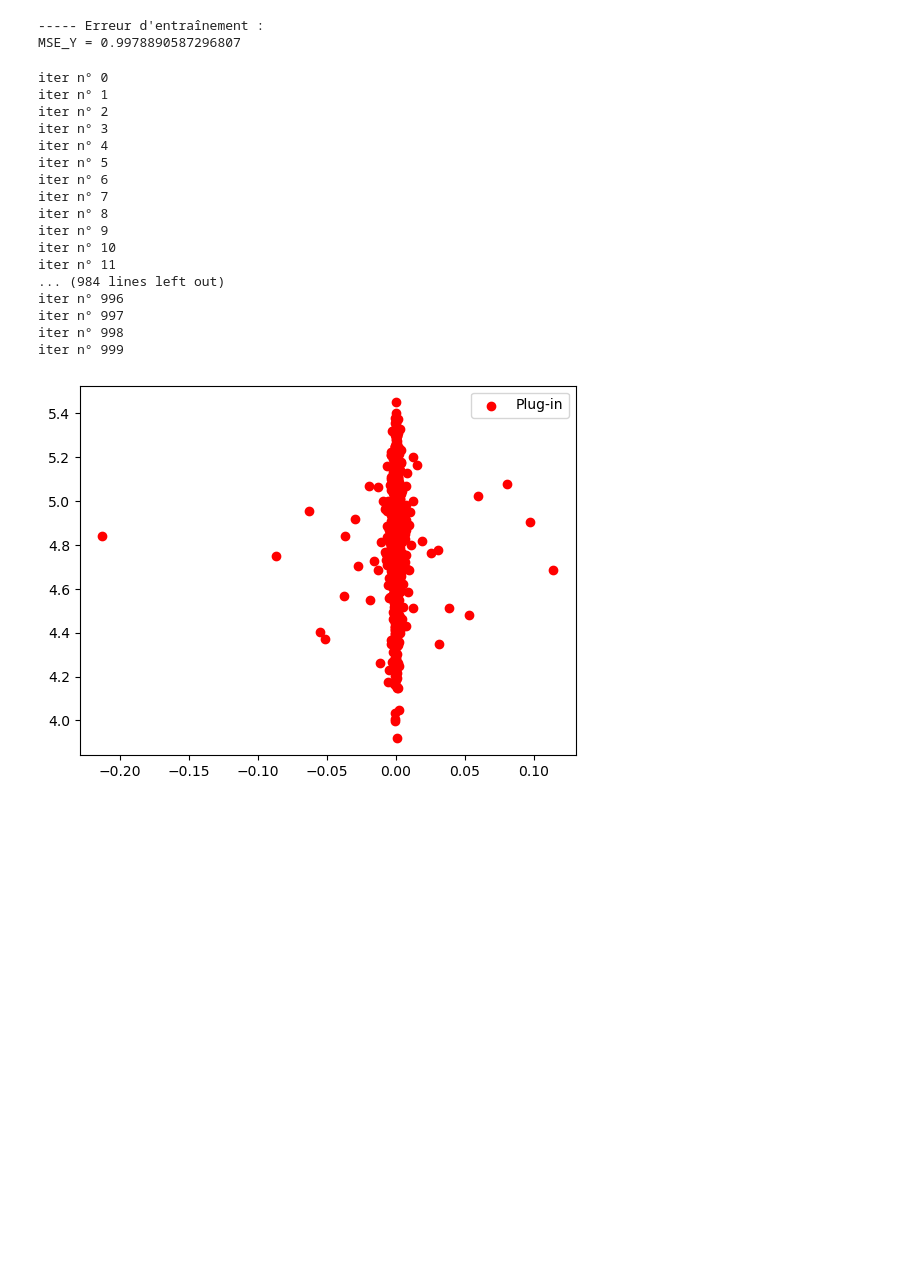
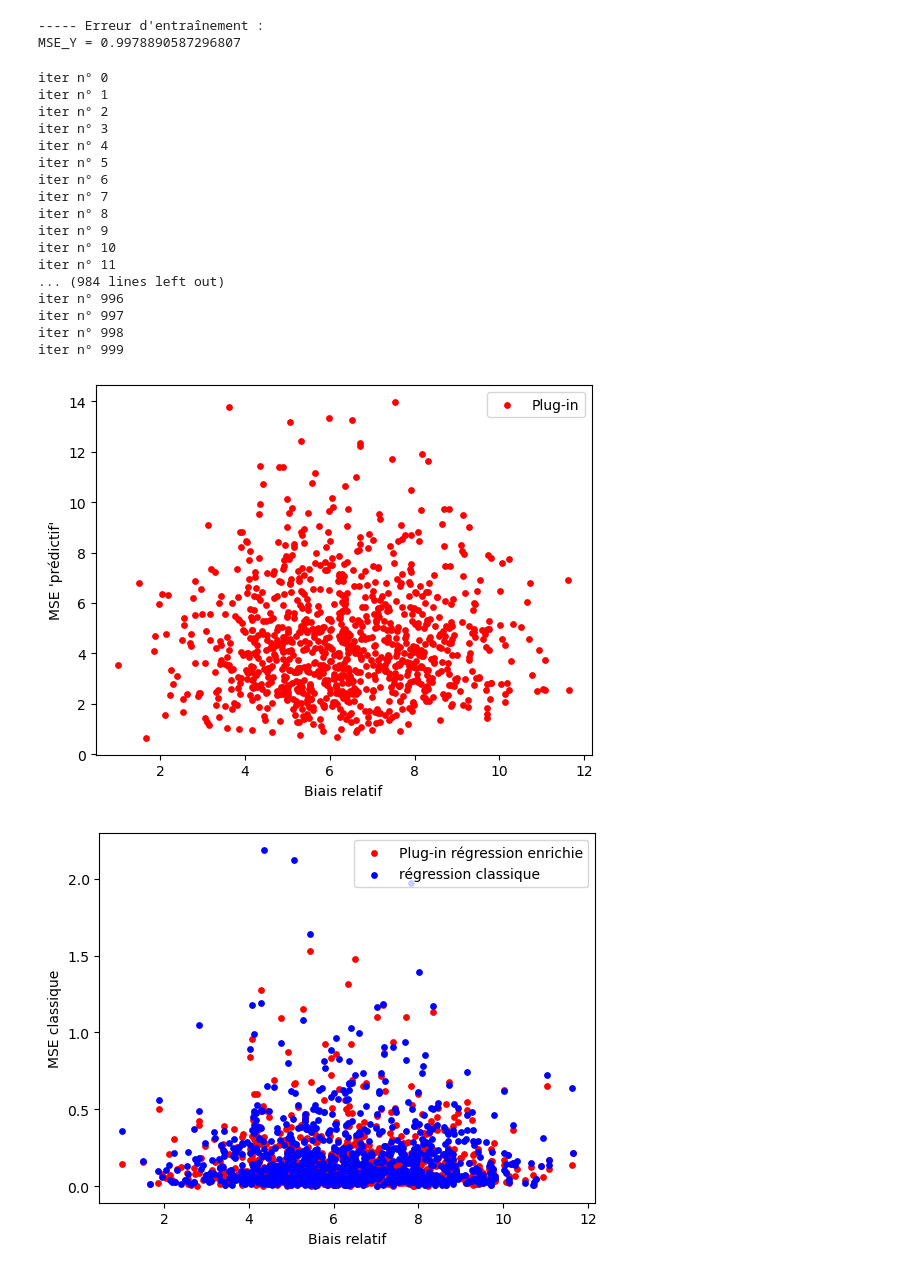
Before and after one commit to theoblc/transfer-learning-sp500, a Jupyter notebook: data_enriched_test.ipynb, the cells around one changed output. Cells and saved outputs as stored; diff of their text form; code cells hidden in the pictures; blank space fills up the shorter version.

```diff
--- a/data_enriched_test.ipynb
+++ b/data_enriched_test.ipynb
@@ -54,27 +56,28 @@ eqm_theorique= 0.006833873206723707
 ## Test pour n=1000, N=10,000 et d=4
 # %%
 d = 4
-n = 1000
+n = 10
 N = 10000
 # Création de valeurs tests
-intercept_column_s = np.ones(n)
-intercept_column_b = np.ones(N)
+#intercept_column_s = np.ones(n)
+#intercept_column_b = np.ones(N)
 
-C_s, C_b = utils.generate_covariance_matrix(d, method="wishart")
+C_s, C_b = utils.generate_covariance_matrix(d+1, method="wishart")
 
 
 
 # Génération de X_s
-X_s = np.vstack([np.random.multivariate_normal(mean=np.zeros(d-1), cov=C_s) for _ in range(n)])
-X_s = np.hstack((X_s, intercept_column_s.reshape(-1, 1)))
+X_s = np.vstack([np.random.multivariate_normal(mean=np.zeros(d), cov=C_s) for _ in range(n)])
+#X_s = np.hstack((X_s, intercept_column_s.reshape(-1, 1)))
 
 # Génération de X_b
-X_b = np.vstack([np.random.multivariate_normal(mean=np.zeros(d-1), cov=C_b) for _ in range(N)])
-X_b = np.hstack((X_b, intercept_column_b.reshape(-1, 1)))
+X_b = np.vstack([np.random.multivariate_normal(mean=np.zeros(d), cov=C_b) for _ in range(N)])
+#X_b = np.hstack((X_b, intercept_column_b.reshape(-1, 1)))
 print("X_s=", X_s.shape)
 print("X_b=", X_b.shape)
 
-beta = np.zeros(d)
+beta = np.zeros(d)+2
+#beta = np.array(range(1,d+1))
 print("beta_origin=", beta)
 scale_factor = 1
 gamma = np.random.uniform(low=-1, high=1, size=d)*scale_factor
@@ -155,19 +159,17 @@ print("MSE_Y =", np.mean((Y_s - Y_pred)**2))
 MSE_Y = 0.9978890587296807
 # %%
 d = 4
-n = 1000
+n = 10
 N = 10000
 scale_factor = 1
 # Création de valeurs tests
 intercept_column_s = np.ones(n)
 intercept_column_b = np.ones(N)
-beta = np.zeros(d)
-gamma = np.random.uniform(low=-1, high=1, size=d)*scale_factor
-sigma_s2 = 1
-sigma_b2 = 2
 
 l_rb = []
 l_pmse = []
+l_vmse = []
+l_vmse_classic = []
 # nb_iter = 100  -> ~7min  (wishart)
 # nb_iter = 1000 -> ~90min (wishart)
 # nb_iter = 1000 -> ~50min (spiked)
@@ -176,24 +178,33 @@ nb_iter = 1000
 
 for iter in range(nb_iter):
     print("iter n°", iter)
-    C_s, C_b = utils.generate_covariance_matrix(d, method="spiked")
+    beta = np.zeros(d)+2
+    gamma = np.random.uniform(low=-1, high=1, size=d)*scale_factor
+    sigma_s2 = 1
+    sigma_b2 = 2
+
+    C_s, C_b = utils.generate_covariance_matrix(d+1, method="spiked")
 
     # Génération de X_s
-    X_s = np.vstack([np.random.multivariate_normal(mean=np.zeros(d-1), cov=C_s) for _ in range(n)])
-    X_s = np.hstack((X_s, intercept_column_s.reshape(-1, 1)))
+    X_s = np.vstack([np.random.multivariate_normal(mean=np.zeros(d), cov=C_s) for _ in range(n)])
+    #X_s = np.hstack((X_s, intercept_column_s.reshape(-1, 1)))
 
     # Génération de X_b
-    X_b = np.vstack([np.random.multivariate_normal(mean=np.zeros(d-1), cov=C_b) for _ in range(N)])
-    X_b = np.hstack((X_b, intercept_column_b.reshape(-1, 1)))
+    X_b = np.vstack([np.random.multivariate_normal(mean=np.zeros(d), cov=C_b) for _ in range(N)])
+    #X_b = np.hstack((X_b, intercept_column_b.reshape(-1, 1)))
 
     Y_s = X_s@beta + np.random.normal(0, sigma_s2, n)
     Y_b = X_b@(beta+gamma) + np.random.normal(0, sigma_b2, N)
 
     model_reg_lin_TL = LinearRegressionTL(d, method="plug")
     beta_hat = model_reg_lin_TL.fit(X_s, Y_s, X_b, Y_b)
-    Y_pred = model_reg_lin_TL.predict(X_s)
 
-    relative_bias = utils.return_relative_bias(Y_s, Y_pred) # faire avec beta ?
+    model_reg_lin_classic = LinearRegression()
+    model_reg_lin_classic.fit(X_s, Y_s)
+    beta_hat_classic = model_reg_lin_classic.coef_
+
+
+    relative_bias = utils.return_rb_gamma(n, gamma)
     pmse = enriched.compute_EQM(model_reg_lin_TL.lamda,
                                 model_reg_lin_TL.sigma2_s_hat,
                                 model_reg_lin_TL.sigma2_b_hat,
@@ -201,32 +212,50 @@ for iter in range(nb_iter):
                                 X_s,
                                 X_b,
                                 X_s,
                                 model_reg_lin_TL.beta_hat_s,
                                 model_reg_lin_TL.beta_hat_b,
                                 model_reg_lin_TL.U,
                                 d)
+    vmse_enriched = np.mean((beta - beta_hat)**2)
+    vmse_classic = np.mean((beta - beta_hat_classic)**2)
+
     l_rb.append(relative_bias)
     l_pmse.append(pmse)
+    l_vmse.append(vmse_enriched)
+    l_vmse_classic.append(vmse_classic)
 
-plt.scatter(l_rb, l_pmse, color='red',label='Plug-in')
+plt.scatter(l_rb, l_pmse, color='red',label='Plug-in', s=15)
+plt.xlabel("Biais relatif")
+plt.ylabel("MSE 'prédictif'")
 plt.legend()
 plt.show()
+
+plt.scatter(l_rb, l_vmse, color='red',label='Plug-in régression enrichie', s=15)
+plt.scatter(l_rb, l_vmse_classic, color='blue',label='régression classique', s=15)
+plt.xlabel("Biais relatif")
+plt.ylabel("MSE classique")
+plt.legend()
+plt.show()
+
+print("MSE_enrichie_moy=", np.mean(l_vmse))
+print("MSE_classic_moy=", np.mean(l_vmse_classic))
 # %% [output]
 iter n° 0
 iter n° 1
 iter n° 2
 iter n° 3
 iter n° 4
 iter n° 5
 iter n° 6
 iter n° 7
 iter n° 8
 iter n° 9
 iter n° 10
 iter n° 11
 ... (984 lines left out)
 iter n° 996
 iter n° 997
 iter n° 998
 iter n° 999
-[figure, old version]
+[figure, new version]
+[figure, added]
```
Also changed, not shown: parts of 6 cells of this notebook, 2 other files.
